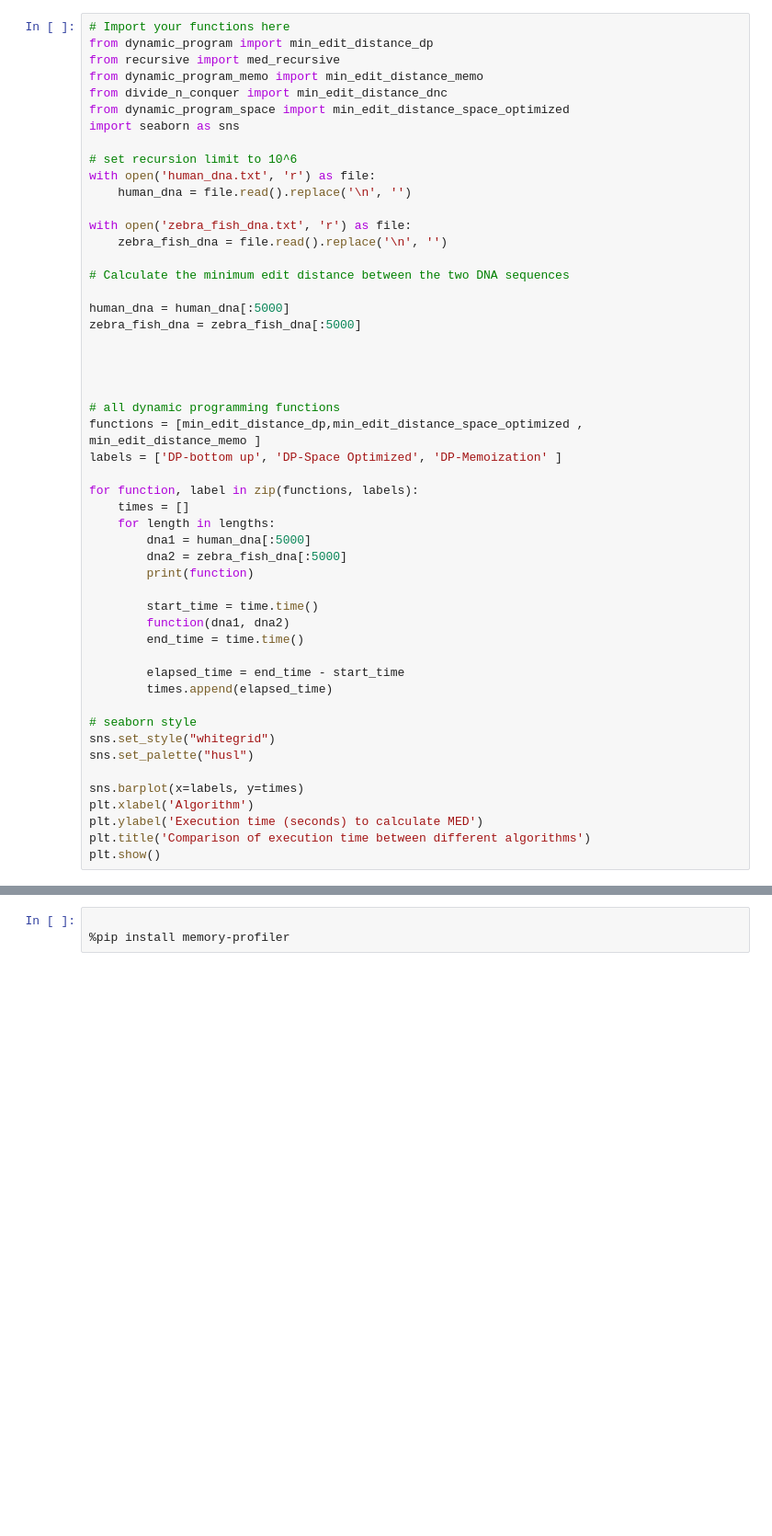
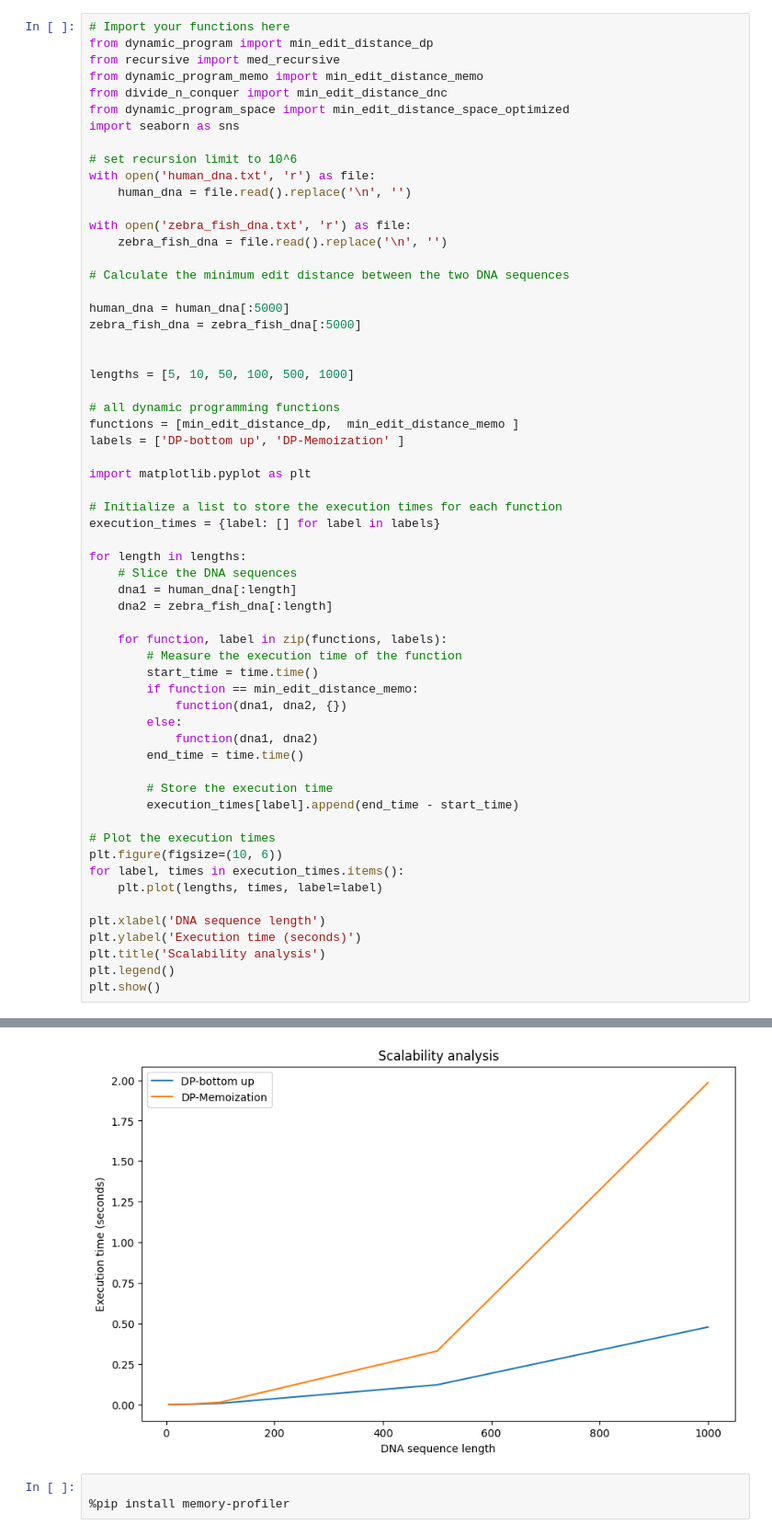
Before and after one commit to as07313/ADA_project, a Jupyter notebook: analysis.ipynb, the cells around one changed output, grey strips where cells are left out. Shown at 92% size. Drawn from its saved outputs; the diff is of its cells as text; blank space fills up the shorter version.

```diff
--- a/analysis.ipynb
+++ b/analysis.ipynb
@@ -80,33 +82,42 @@ human_dna = human_dna[:5000]
 zebra_fish_dna = zebra_fish_dna[:5000]
 
 
-
+lengths = [5, 10, 50, 100, 500, 1000]
 
 # all dynamic programming functions
-functions = [min_edit_distance_dp,min_edit_distance_space_optimized , min_edit_distance_memo ]
-labels = ['DP-bottom up', 'DP-Space Optimized', 'DP-Memoization' ]
+functions = [min_edit_distance_dp,  min_edit_distance_memo ]
+labels = ['DP-bottom up', 'DP-Memoization' ]
 
-for function, label in zip(functions, labels):
-    times = []
-    for length in lengths:
-        dna1 = human_dna[:5000]
-        dna2 = zebra_fish_dna[:5000]
-        print(function)
+import matplotlib.pyplot as plt
 
+# Initialize a list to store the execution times for each function
+execution_times = {label: [] for label in labels}
+
+for length in lengths:
+    # Slice the DNA sequences
+    dna1 = human_dna[:length]
+    dna2 = zebra_fish_dna[:length]
+
+    for function, label in zip(functions, labels):
+        # Measure the execution time of the function
         start_time = time.time()
-        function(dna1, dna2)
+        if function == min_edit_distance_memo:
+            function(dna1, dna2, {})
+        else:
+            function(dna1, dna2)
         end_time = time.time()
 
-        elapsed_time = end_time - start_time
-        times.append(elapsed_time)
+        # Store the execution time
+        execution_times[label].append(end_time - start_time)
 
-# seaborn style
-sns.set_style("whitegrid")
-sns.set_palette("husl")
+# Plot the execution times
+plt.figure(figsize=(10, 6))
+for label, times in execution_times.items():
+    plt.plot(lengths, times, label=label)
 
-sns.barplot(x=labels, y=times)
-plt.xlabel('Algorithm')
-plt.ylabel('Execution time (seconds) to calculate MED')
-plt.title('Comparison of execution time between different algorithms')
+plt.xlabel('DNA sequence length')
+plt.ylabel('Execution time (seconds)')
+plt.title('Scalability analysis')
+plt.legend()
 plt.show()
 # %% [output]
@@ -116,3 +124,4 @@ KeyboardInterrupt:
+[figure, added]
 # %%
 
 %pip install memory-profiler
```
Also changed, not shown: parts of 4 cells of this notebook, 8 other files.
